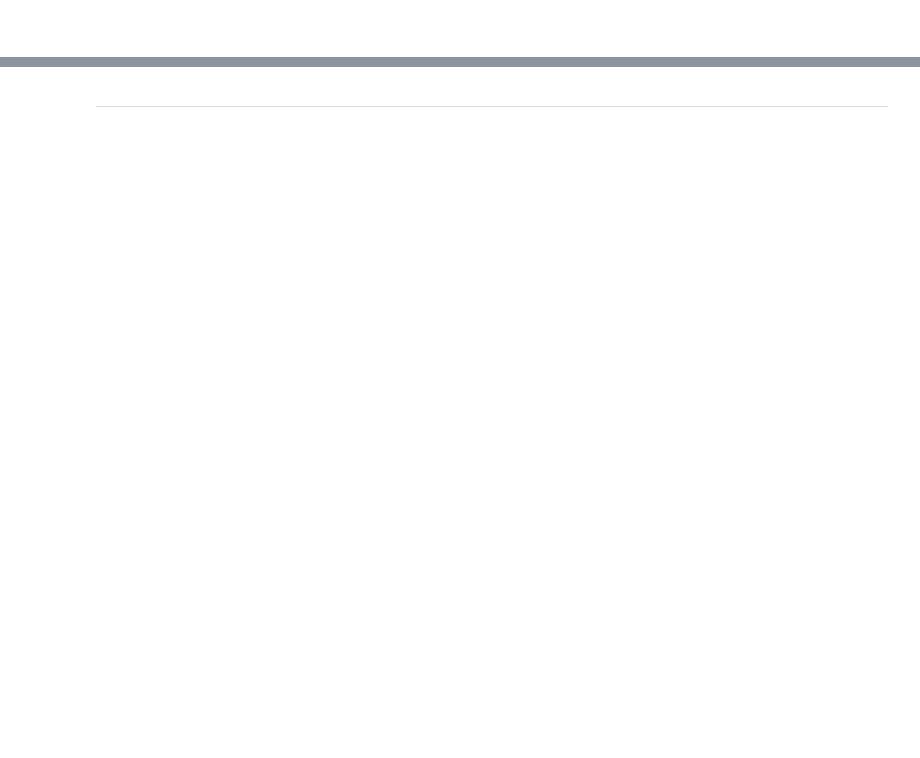
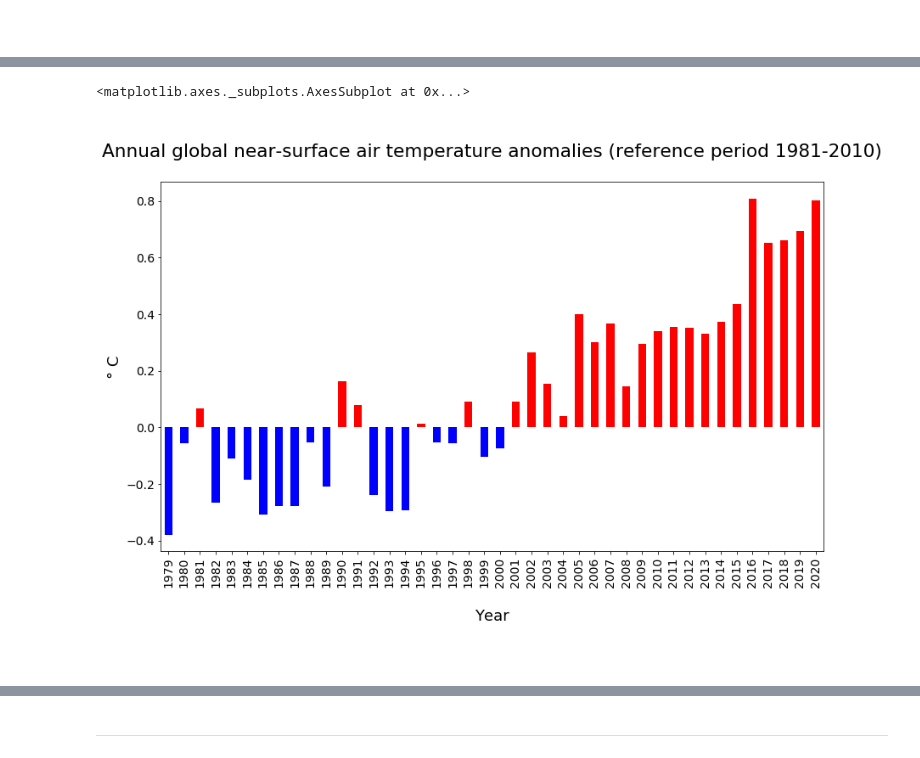
Before and after one commit to tessac2/copernicus-training, a Jupyter notebook: 111_c3s_climatologies_trends.ipynb, the cells around one changed output, grey strips where cells are left out. Drawn from its saved outputs; the diff is of its cells as text; code cells hidden in the pictures; blank space fills up the shorter version.

Commit message:
Climatologies and anomalies - progress

```diff
--- a/111_c3s_climatologies_trends.ipynb
+++ b/111_c3s_climatologies_trends.ipynb
@@ -299,7 +295,7 @@ First, let us calculate the global near-surface air temperature climate normal f
 
 **Note**: the `groupby()` operation dropped again the `Attributes` from the DataArray.
 # %%
-yearly_mean = era5_t2m_da_degc.groupby('time.year').mean('time')
+yearly_mean = era5_t2m_da_degc.groupby('time.year').mean()
 yearly_mean
 # %% [output]
 <xarray.DataArray 't2m' (year: 42, latitude: 721, longitude: 1440)>
@@ -742,0 +605,16 @@ Notice a clear trend in global temperature!
+# %%
+plt.rcParams.update({'font.size': 18}) # must set in top
+df['t2m'].plot(
+    figsize=(14,8),
+    kind='bar',
+    color=df.positive.map({True: 'red', False: 'blue'}),
+    fontsize=14,
+    xlabel='\nYear',
+    ylabel='° C',
+    title='\nAnnual global near-surface air temperature anomalies (reference period 1981-2010)\n',
+    )
+# %% [output]
+<matplotlib.axes._subplots.AxesSubplot at 0x...>
+[figure, added]
+# %% [markdown]
+<br>
```
Also changed, not shown: parts of 102 cells of this notebook, 2 other files.
